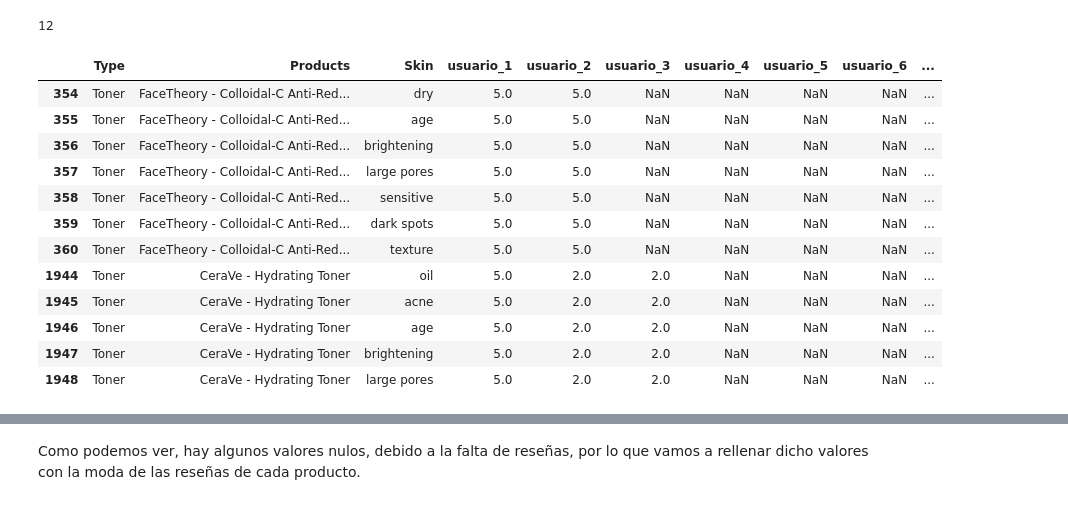
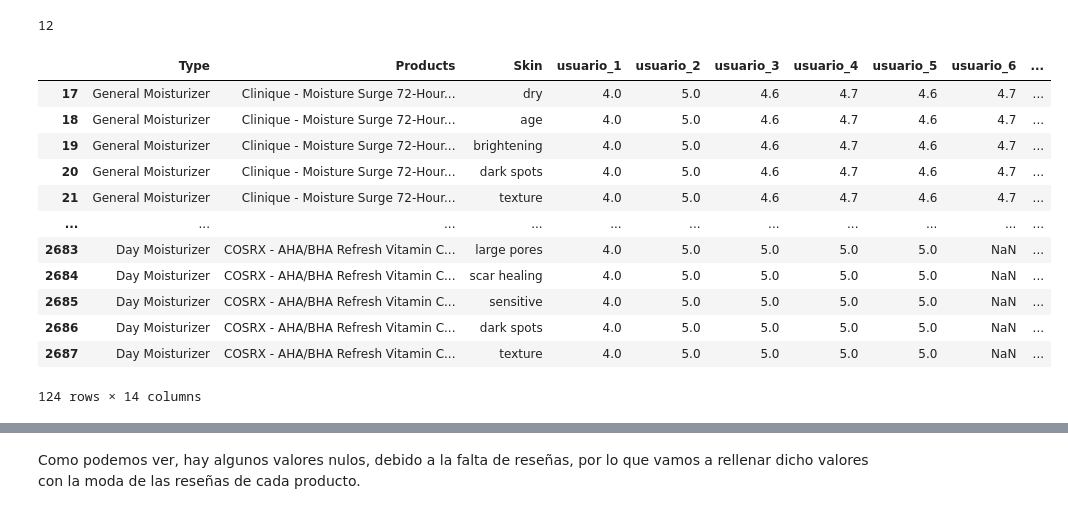
Before and after one commit to cristina-apostol/Skinbot-ML, a Jupyter notebook: LIMPIEZA RATINGS.ipynb, the cells around one changed output, grey strips where cells are left out. Drawn from its saved outputs; the diff is of its cells as text; code cells hidden in the pictures.

```diff
--- a/LIMPIEZA RATINGS.ipynb
+++ b/LIMPIEZA RATINGS.ipynb
@@ -233,19 +233,19 @@ merged.usuario_4.isnull().sum()
 # %% [output]
 12
 # %%
-merged.loc[merged["usuario_4"].isnull()]
+merged.loc[merged["usuario_10"].isnull()]
 # %% [output]
 |  | Type | Products | Skin | usuario_1 | usuario_2 | usuario_3 | usuario_4 | usuario_5 | usuario_6 | ... |
-| 354 | Toner | FaceTheory - Colloidal-C Anti-Red... | dry | 5.0 | 5.0 | NaN | NaN | NaN | NaN | ... |
-| 355 | Toner | FaceTheory - Colloidal-C Anti-Red... | age | 5.0 | 5.0 | NaN | NaN | NaN | NaN | ... |
-| 356 | Toner | FaceTheory - Colloidal-C Anti-Red... | brightening | 5.0 | 5.0 | NaN | NaN | NaN | NaN | ... |
-| 357 | Toner | FaceTheory - Colloidal-C Anti-Red... | large pores | 5.0 | 5.0 | NaN | NaN | NaN | NaN | ... |
-| 358 | Toner | FaceTheory - Colloidal-C Anti-Red... | sensitive | 5.0 | 5.0 | NaN | NaN | NaN | NaN | ... |
-| 359 | Toner | FaceTheory - Colloidal-C Anti-Red... | dark spots | 5.0 | 5.0 | NaN | NaN | NaN | NaN | ... |
-| 360 | Toner | FaceTheory - Colloidal-C Anti-Red... | texture | 5.0 | 5.0 | NaN | NaN | NaN | NaN | ... |
-| 1944 | Toner | CeraVe - Hydrating Toner | oil | 5.0 | 2.0 | 2.0 | NaN | NaN | NaN | ... |
-| 1945 | Toner | CeraVe - Hydrating Toner | acne | 5.0 | 2.0 | 2.0 | NaN | NaN | NaN | ... |
-| 1946 | Toner | CeraVe - Hydrating Toner | age | 5.0 | 2.0 | 2.0 | NaN | NaN | NaN | ... |
-| 1947 | Toner | CeraVe - Hydrating Toner | brightening | 5.0 | 2.0 | 2.0 | NaN | NaN | NaN | ... |
-| 1948 | Toner | CeraVe - Hydrating Toner | large pores | 5.0 | 2.0 | 2.0 | NaN | NaN | NaN | ... |
+| 17 | General Moisturizer | Clinique - Moisture Surge 72-Hour... | dry | 4.0 | 5.0 | 4.6 | 4.7 | 4.6 | 4.7 | ... |
+| 18 | General Moisturizer | Clinique - Moisture Surge 72-Hour... | age | 4.0 | 5.0 | 4.6 | 4.7 | 4.6 | 4.7 | ... |
+| 19 | General Moisturizer | Clinique - Moisture Surge 72-Hour... | brightening | 4.0 | 5.0 | 4.6 | 4.7 | 4.6 | 4.7 | ... |
+| 20 | General Moisturizer | Clinique - Moisture Surge 72-Hour... | dark spots | 4.0 | 5.0 | 4.6 | 4.7 | 4.6 | 4.7 | ... |
+| 21 | General Moisturizer | Clinique - Moisture Surge 72-Hour... | texture | 4.0 | 5.0 | 4.6 | 4.7 | 4.6 | 4.7 | ... |
+| ... | ... | ... | ... | ... | ... | ... | ... | ... | ... | ... |
+| 2683 | Day Moisturizer | COSRX - AHA/BHA Refresh Vitamin C... | large pores | 4.0 | 5.0 | 5.0 | 5.0 | 5.0 | NaN | ... |
+| 2684 | Day Moisturizer | COSRX - AHA/BHA Refresh Vitamin C... | scar healing | 4.0 | 5.0 | 5.0 | 5.0 | 5.0 | NaN | ... |
+| 2685 | Day Moisturizer | COSRX - AHA/BHA Refresh Vitamin C... | sensitive | 4.0 | 5.0 | 5.0 | 5.0 | 5.0 | NaN | ... |
+| 2686 | Day Moisturizer | COSRX - AHA/BHA Refresh Vitamin C... | dark spots | 4.0 | 5.0 | 5.0 | 5.0 | 5.0 | NaN | ... |
+| 2687 | Day Moisturizer | COSRX - AHA/BHA Refresh Vitamin C... | texture | 4.0 | 5.0 | 5.0 | 5.0 | 5.0 | NaN | ... |
+124 rows × 14 columns
 # %%
```
Also changed, not shown: parts of 4 cells of this notebook.
